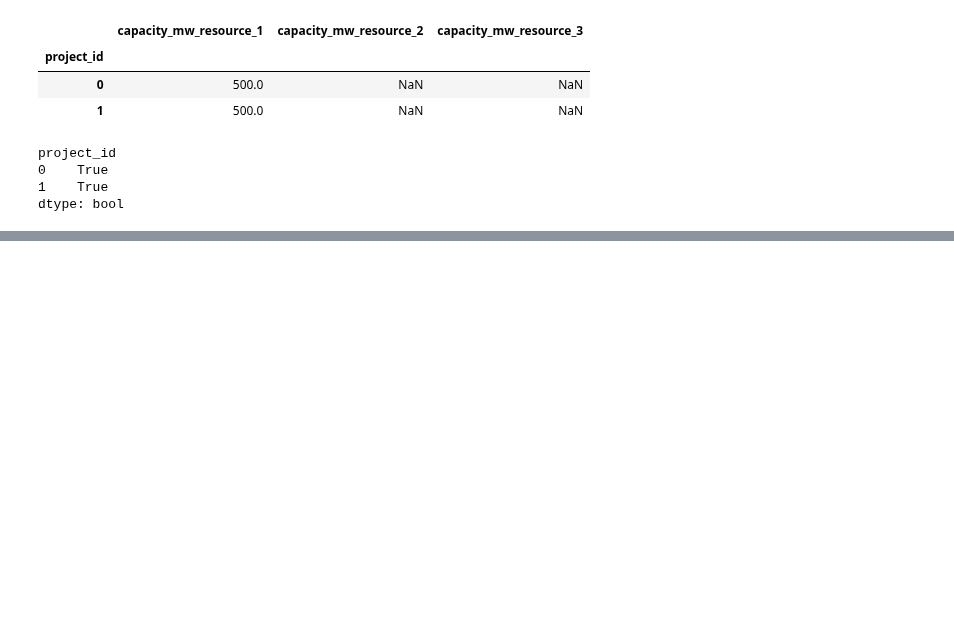
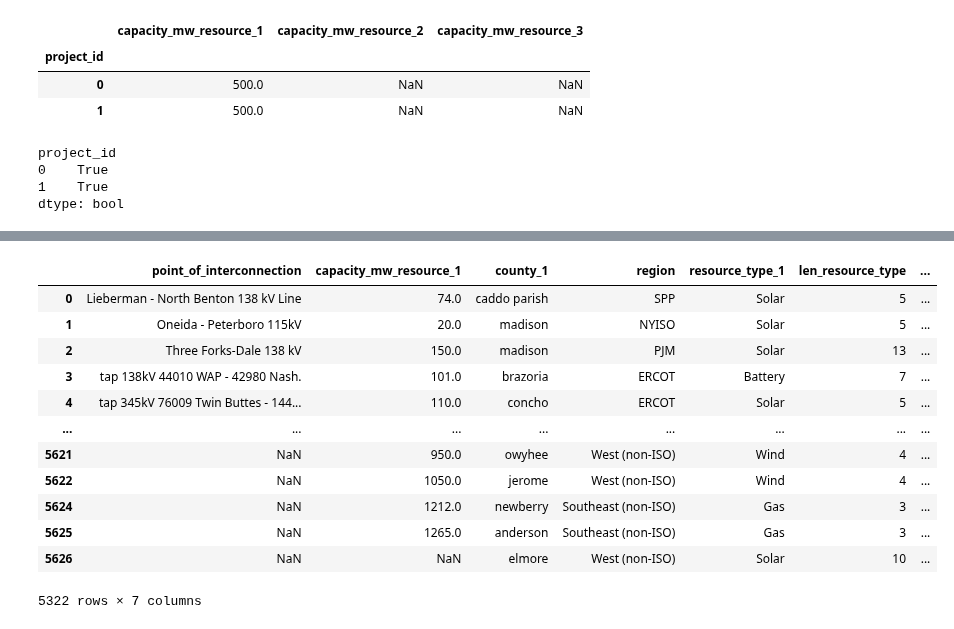
Before and after one commit to deployment-gap-model-education-fund/deployment-gap-model, a Jupyter notebook: notebooks/02-kl-deduplicate_active_iso_queue.ipynb, the cells around one changed output, grey strips where cells are left out. Saved outputs shown, nothing was run; the diff lists cells and outputs as text; code cells hidden in the pictures; blank space fills up the shorter version.

```diff
--- a/notebooks/02-kl-deduplicate_active_iso_queue.ipynb
+++ b/notebooks/02-kl-deduplicate_active_iso_queue.ipynb
@@ -459,0 +628,28 @@ dtype: bool
+# %%
+active_test_og = copy.deepcopy(active)
+active_test_og['len_resource_type'] = active_test_og.resource_type_lbnl.str.len()
+active_test_og = active_test_og.reset_index()
+active_test = copy.deepcopy(active_test_og)
+ids = ['point_of_interconnection', 'capacity_mw_resource_1', 'county_1', 'region', 'resource_type_1']
+active_test = active_test.groupby(ids, as_index=False, dropna=False).len_resource_type.max()
+cols = ['point_of_interconnection', 'capacity_mw_resource_1', 'county_1', 'region', 'resource_type_1', 'len_resource_type', 'project_id']
+active_test_og = active_test_og[cols]
+ids2 = ['point_of_interconnection', 'capacity_mw_resource_1', 'county_1', 'region', 'resource_type_1', 'len_resource_type']
+active_test = active_test.merge(active_test_og, on=ids2)
+# drop all of the repeats that got merged on
+active_test = active_test[~(active_test.duplicated(ids, keep="first"))]
+active_test
+# %% [output]
+|  | point_of_interconnection | capacity_mw_resource_1 | county_1 | region | resource_type_1 | len_resource_type | ... |
+| 0 | Lieberman - North Benton 138 kV Line | 74.0 | caddo parish | SPP | Solar | 5 | ... |
+| 1 | Oneida - Peterboro 115kV | 20.0 | madison | NYISO | Solar | 5 | ... |
+| 2 | Three Forks-Dale 138 kV | 150.0 | madison | PJM | Solar | 13 | ... |
+| 3 | tap 138kV 44010 WAP - 42980 Nash. | 101.0 | brazoria | ERCOT | Battery | 7 | ... |
+| 4 | tap 345kV 76009 Twin Buttes - 144... | 110.0 | concho | ERCOT | Solar | 5 | ... |
+| ... | ... | ... | ... | ... | ... | ... | ... |
+| 5621 | NaN | 950.0 | owyhee | West (non-ISO) | Wind | 4 | ... |
+| 5622 | NaN | 1050.0 | jerome | West (non-ISO) | Wind | 4 | ... |
+| 5624 | NaN | 1212.0 | newberry | Southeast (non-ISO) | Gas | 3 | ... |
+| 5625 | NaN | 1265.0 | anderson | Southeast (non-ISO) | Gas | 3 | ... |
+| 5626 | NaN | NaN | elmore | West (non-ISO) | Solar | 10 | ... |
+5322 rows × 7 columns
```
Also changed, not shown: parts of 42 cells of this notebook.
